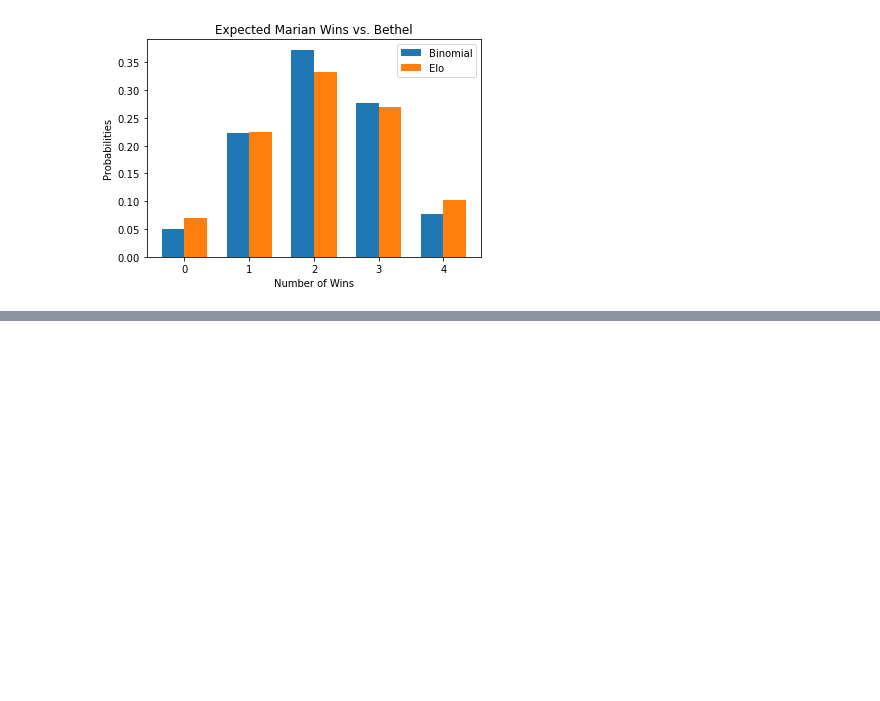
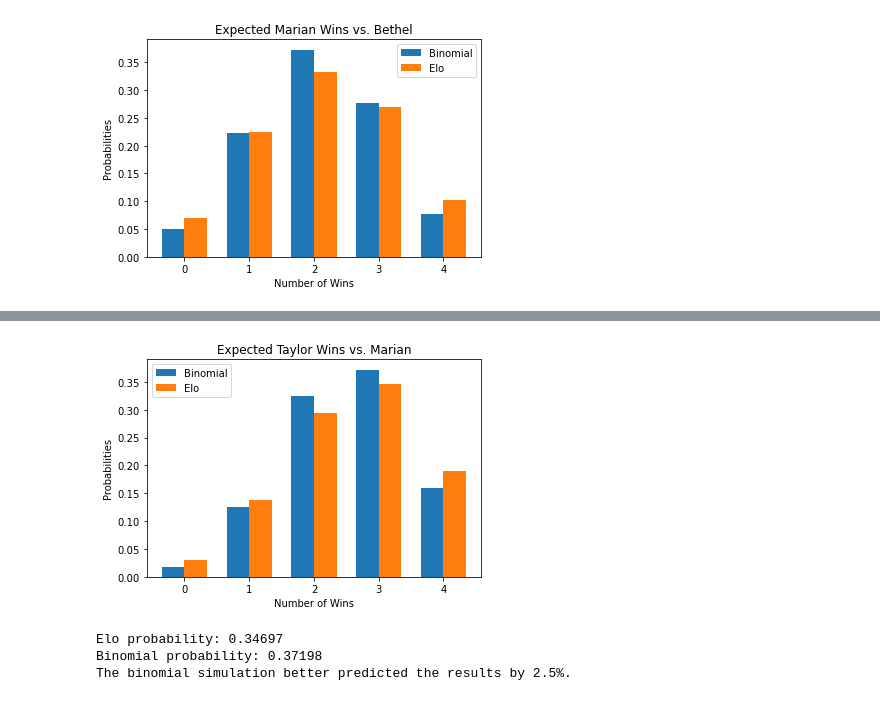
Before and after one commit to MathAtGrace/CrossRoads-Baseball, a Jupyter notebook: PredictiveAnalysis.ipynb, the cells around one changed output, grey strips where cells are left out. Saved outputs shown, nothing was run; the diff lists cells and outputs as text; code cells hidden in the pictures; blank space fills up the shorter version.

```diff
--- a/PredictiveAnalysis.ipynb
+++ b/PredictiveAnalysis.ipynb
@@ -804,9 +816,9 @@ After this week, the Elo model has outperformed the binomial model this season b
 # %% [markdown]
 ##### Weekend Games 4/23 - 4/24
 # %%
-eloWk8 = eloDict.copy()
-with open("eloWk8.pkl", "wb") as f:
-    pickle.dump(eloWk8, f)
+#eloWk8 = eloDict.copy()
+#with open("eloWk8.pkl", "wb") as f:
+    #pickle.dump(eloWk8, f)
 # %%
 with open("eloWk8.pkl", "rb") as f:
     eloWk8 = pickle.load(f)
@@ -856,0 +916,4 @@ Predictions:
+# %%
+with open("eloWk9.pkl", "rb") as f:
+    eloWk9 = pickle.load(f)
+eloWk9
@@ -856,0 +931,12 @@ Predictions:
+# %%
+#Taylor v Marian
+predictSeries("Taylor", "Marian", eloWk9)
+# %% [output]
+[figure, added]
+# %%
+#Result: Taylor 2, Marian 2
+printResults("Taylor", "Marian", 3, eloWk9)
+# %% [output]
+Elo probability: 0.34697
+Binomial probability: 0.37198
+The binomial simulation better predicted the results by 2.5%.
```
Also changed, not shown: parts of 27 cells of this notebook, 9 other files.
